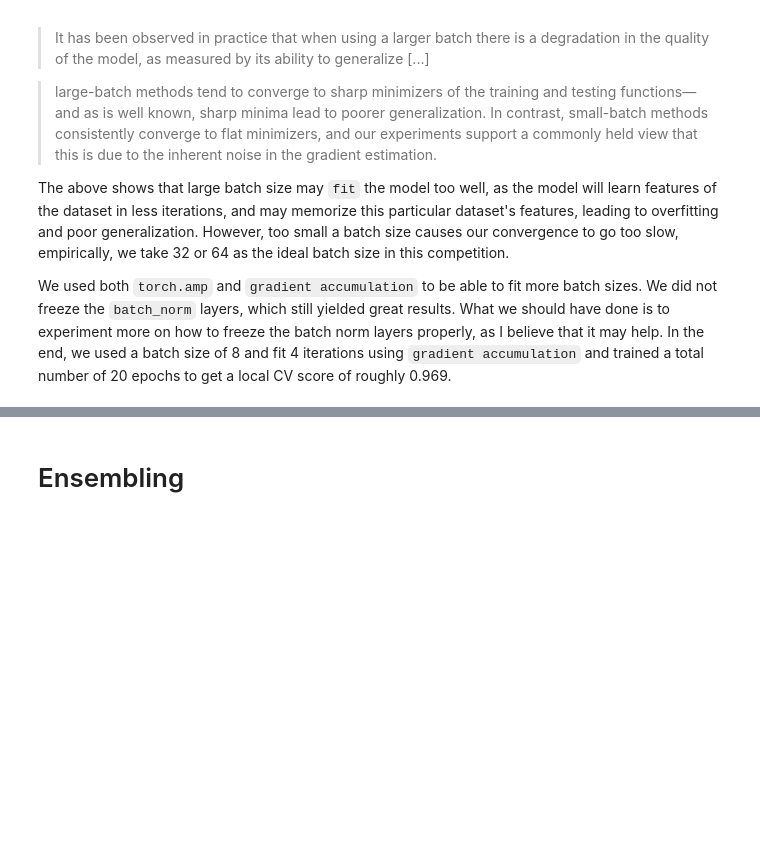
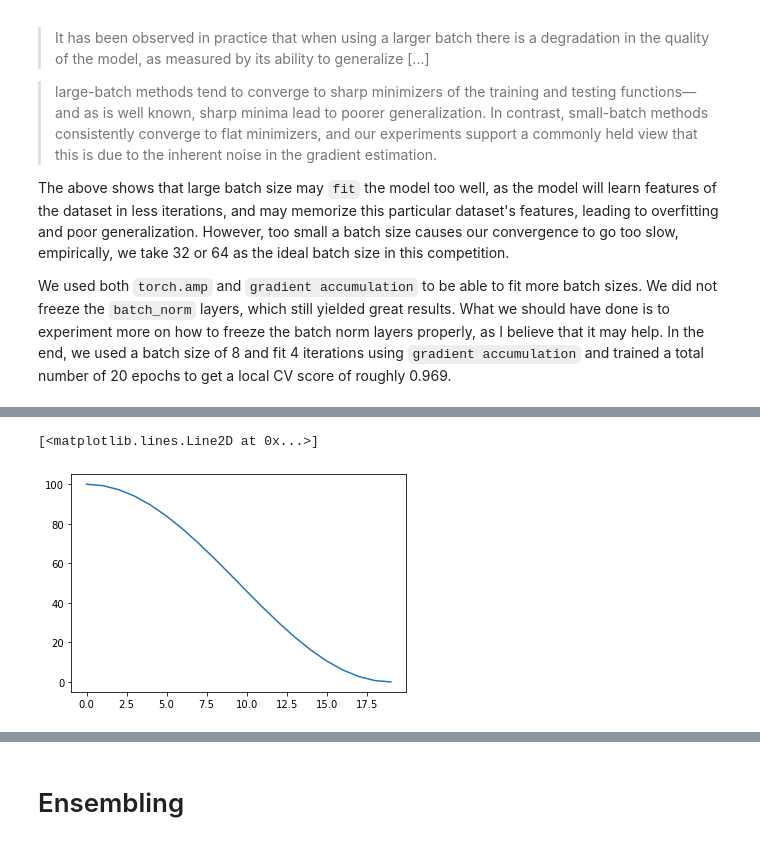
Before and after one commit to ghnreigns/-from-reighns-RANZCR-CLiP---Catheter-and-Line-Position-Challenge, a Jupyter notebook: notebooks/ranzcr_notebook.ipynb, the cells around one changed output, grey strips where cells are left out. Drawn from its saved outputs; the diff is of its cells as text; code cells hidden in the pictures; blank space fills up the shorter version.

Commit message:
Added section on Scheduler.

```diff
--- a/notebooks/ranzcr_notebook.ipynb
+++ b/notebooks/ranzcr_notebook.ipynb
@@ -362,0 +418,20 @@ However, I took quite some time to understand the idea of gradual warmup, I made
+# %%
+num_epochs = 20
+
+model = torch.nn.Linear(2, 1)
+optimizer = torch.optim.SGD(model.parameters(), lr=100)
+cosine_annealing_lr_scheduler_one_shot = torch.optim.lr_scheduler.CosineAnnealingLR(optimizer, T_max=19, eta_min=1e-7)
+
+cosine_annealing_lr_one_shot = []
+
+for i in range(num_epochs):
+    optimizer.step()
+    cosine_annealing_lr_one_shot.append(optimizer.param_groups[0]["lr"])
+
+#     print("Factor = ",i," , Learning Rate = ",optimizer.param_groups[0]["lr"])
+    cosine_annealing_lr_scheduler_one_shot.step()
+
+plt.plot(cosine_annealing_lr_one_shot)
+# %% [output]
+[<matplotlib.lines.Line2D at 0x...>]
+[figure, added]
```
Also changed, not shown: parts of 12 cells of this notebook, 2 other files.
